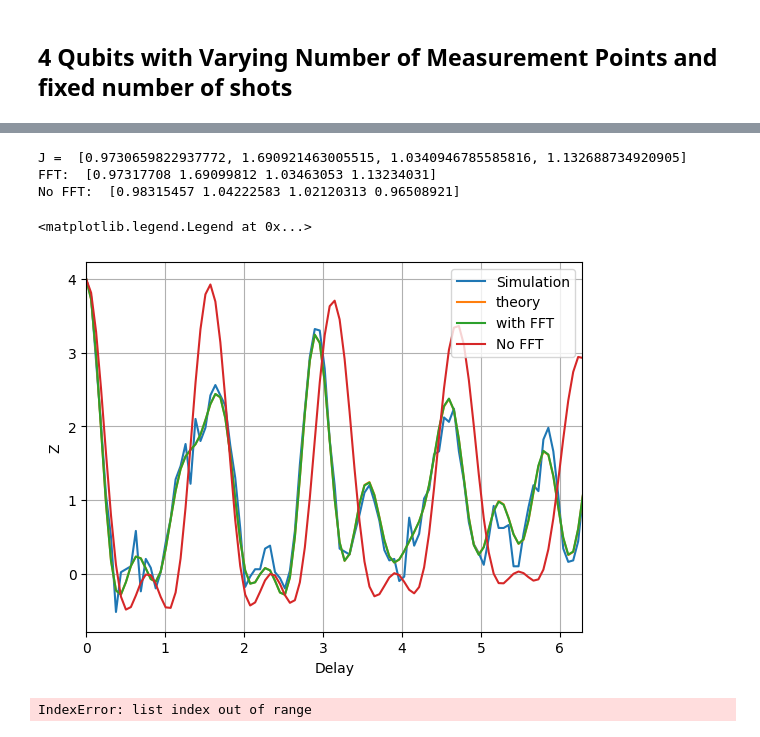
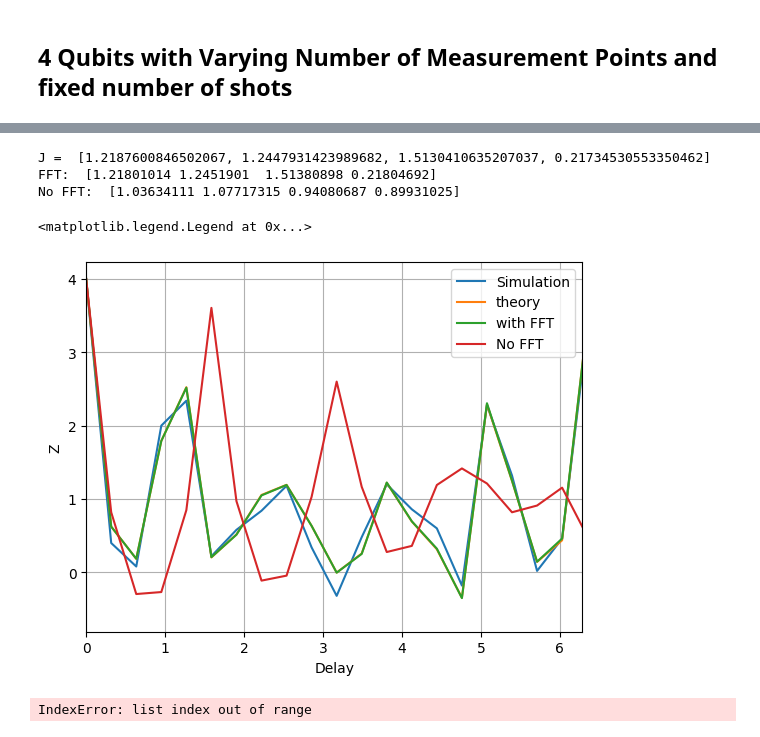
Before and after one commit to Davidkatom/Crosstalk, a Jupyter notebook: CosineFit.ipynb, the cells around one changed output, grey strips where cells are left out. Drawn from its saved outputs; the diff is of its cells as text; code cells hidden in the pictures.

```diff
--- a/CosineFit.ipynb
+++ b/CosineFit.ipynb
@@ -156,8 +156,8 @@ from ramsey_experiment import RamseyExperiment
 from ramsey_experiment import RamseyBatch
 
 exp = []
-measurements = [2 ** i for i in range(4, 10)]
-shots = 100
+measurements = [2 ** i for i in range(4, 9)]
+shots = 5
 repetitions = 20
 shot_list = {}
 median_dist_for_shots = []
@@ -222,12 +222,13 @@ def func(t, js):
     return result / (2 ** (n - (n - 3)))
 
 
-J = [random.gauss(1, 0.3) for _ in range(n)]
-#J = [0.486880522252521, 0.9791481814205313, 1.4371451012322696]
+J = [random.gauss(1, 0.4) for _ in range(n)]
+shots = 5
+J = [1.2187600846502067, 1.2447931423989682, 1.5130410635207037, 0.21734530553350462]
 print("J = ",J)
 delay_list = []
 exp = []
-measurements = 500
+measurements = 100
 delay = np.linspace(0, 10 * np.pi, measurements)
 for t in delay:
     delay_list.append(RamseyExperiment(n, t, 100, J, "0"))
@@ -259,8 +260,8 @@ ibmqfactory.load_account:WARNING:2023-09-10 11:04:20,072: Credentials are alread
-J =  [0.9730659822937772, 1.690921463005515, 1.0340946785585816, 1.132688734920905]
-FFT:  [0.97317708 1.69099812 1.03463053 1.13234031]
-No FFT:  [0.98315457 1.04222583 1.02120313 0.96508921]
+J =  [1.2187600846502067, 1.2447931423989682, 1.5130410635207037, 0.21734530553350462]
+FFT:  [1.21801014 1.2451901  1.51380898 0.21804692]
+No FFT:  [1.03634111 1.07717315 0.94080687 0.89931025]
 <matplotlib.legend.Legend at 0x...>
-[figure, old version]
+[figure, new version]
 # %%
 def func2(t, js):
     n = len(js)
```
Also changed, not shown: parts of 4 cells of this notebook.
